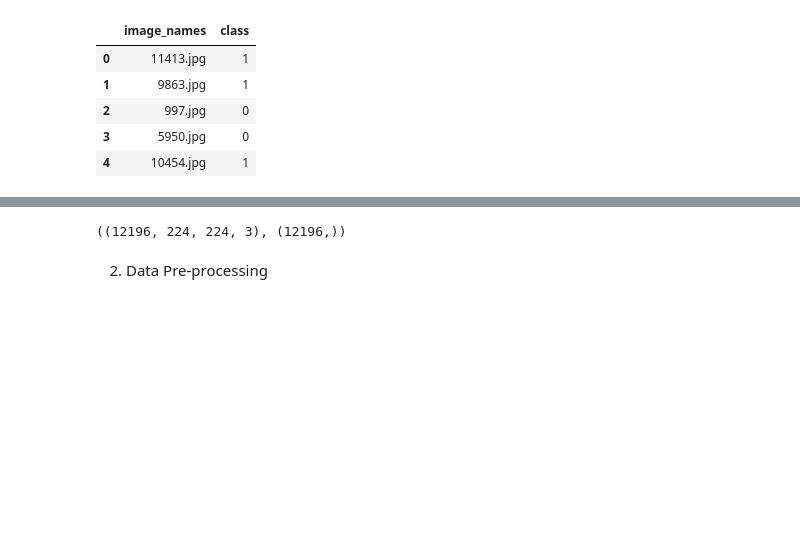
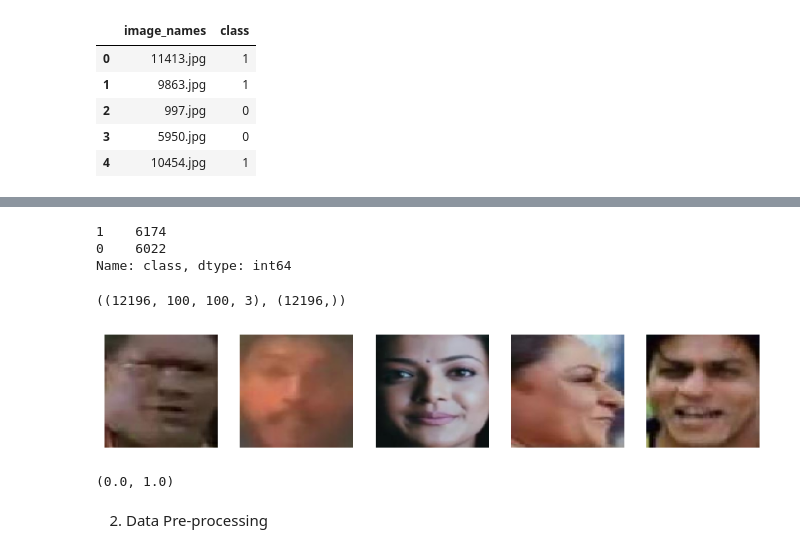
Before and after one commit to Pallavih28/Gender_Image_Classification, a Jupyter notebook: Gender_Classification.ipynb, the cells around one changed output, grey strips where cells are left out. Cells and saved outputs as stored; diff of their text form; code cells hidden in the pictures; blank space fills up the shorter version.

```diff
--- a/Gender_Classification.ipynb
+++ b/Gender_Classification.ipynb
@@ -57,17 +49,40 @@ NameError: name 'sampled_X_train' is not defined
-# %%
-X = []
-for i in train.image_names:
-  a = imread("images/" +i)
-  X.append(a)
-X = np.array(X)
-y = train['class']
+# %%
+train['class'].value_counts()
+# %% [output]
+1    6174
+0    6022
+Name: class, dtype: int64
+# %%
+from keras.preprocessing import image
+
+images = []
+for img in train.image_names:
+    img = image.load_img('images/' + img, target_size=(100, 100, 3))
+    img = image.img_to_array(img)
+    images.append(img)
+
+images=np.array(images)
+# %%
+X = images/255
+y = train['class']
 # %%
 X.shape, y.shape
 # %% [output]
-((12196, 224, 224, 3), (12196,))
+((12196, 100, 100, 3), (12196,))
 # %%
 seed = 4
 rng = np.random.RandomState(seed)
+# %%
+fig,ax = plt.subplots(nrows=1,ncols=5,figsize=(10,12))
+for i in range(5):
+  ax[i].imshow(X[i])
+  ax[i].axis('off')
+# %% [output]
+[figure, added]
+# %%
+X.min(),X.max()
+# %% [output]
+(0.0, 1.0)
 # %% [markdown]
 2. Data Pre-processing
 # %%
```
Also changed, not shown: parts of 33 cells of this notebook.
